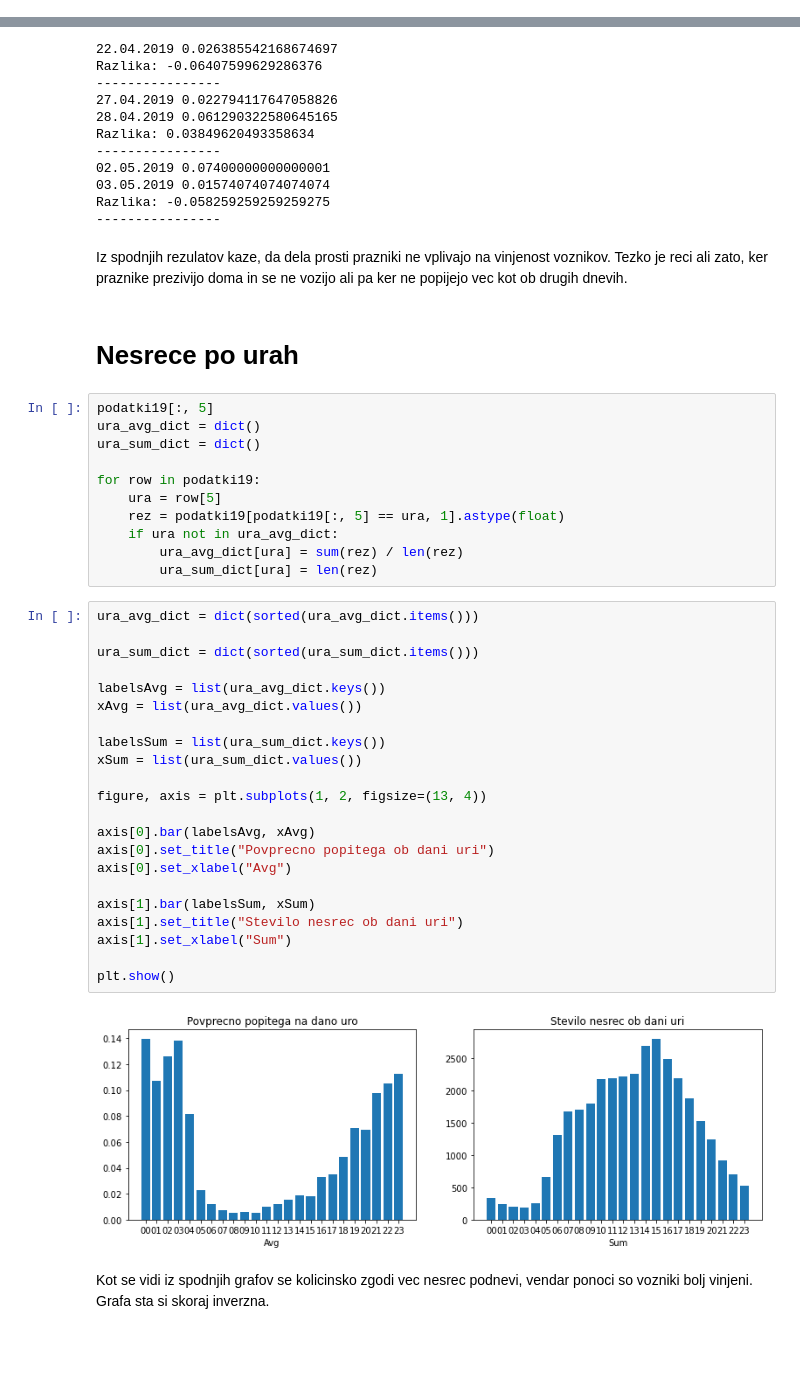
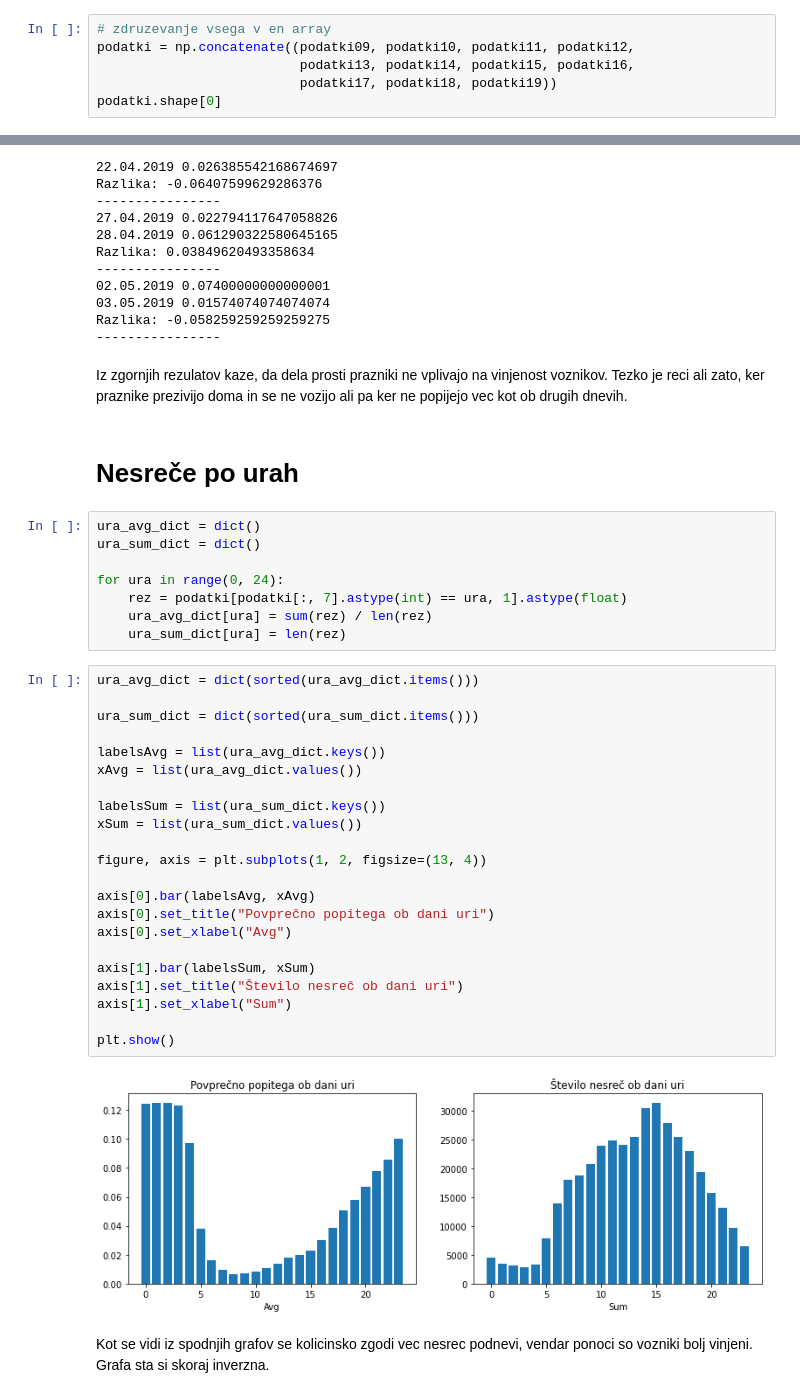
Before and after one commit to Nermin-Mujagic/PR21_JJ_NM, a Jupyter notebook: report.ipynb, the cells around one changed output, grey strips where cells are left out. Cells and saved outputs as stored; diff of their text form; blank space fills up the shorter version.

```diff
--- a/report.ipynb
+++ b/report.ipynb
@@ -36,0 +67,6 @@
+# %%
+# zdruzevanje vsega v en array
+podatki = np.concatenate((podatki09, podatki10, podatki11, podatki12,
+                          podatki13, podatki14, podatki15, podatki16,
+                          podatki17, podatki18, podatki19))
+podatki.shape[0]
@@ -315,45 +418,42 @@ Razlika: 0.03849620493358634
 Razlika: -0.058259259259259275
 ----------------
 # %% [markdown]
-Iz spodnjih rezulatov kaze, da dela prosti prazniki ne vplivajo na vinjenost voznikov. Tezko je reci ali zato, ker
+Iz zgornjih rezulatov kaze, da dela prosti prazniki ne vplivajo na vinjenost voznikov. Tezko je reci ali zato, ker
 praznike prezivijo doma in se ne vozijo ali pa ker ne popijejo vec kot ob drugih dnevih.
 # %% [markdown]
-# Nesrece po urah
+# Nesreče po urah
-# %%
-podatki19[:, 5]
-ura_avg_dict = dict()
-ura_sum_dict = dict()
-
-for row in podatki19:
-    ura = row[5]
-    rez = podatki19[podatki19[:, 5] == ura, 1].astype(float)
-    if ura not in ura_avg_dict:
-        ura_avg_dict[ura] = sum(rez) / len(rez)
-        ura_sum_dict[ura] = len(rez)
+# %%
+ura_avg_dict = dict()
+ura_sum_dict = dict()
+
+for ura in range(0, 24):
+    rez = podatki[podatki[:, 7].astype(int) == ura, 1].astype(float)
+    ura_avg_dict[ura] = sum(rez) / len(rez)
+    ura_sum_dict[ura] = len(rez)
 # %%
 ura_avg_dict = dict(sorted(ura_avg_dict.items()))
 
 ura_sum_dict = dict(sorted(ura_sum_dict.items()))
 
 labelsAvg = list(ura_avg_dict.keys())
 xAvg = list(ura_avg_dict.values())
 
 labelsSum = list(ura_sum_dict.keys())
 xSum = list(ura_sum_dict.values())
 
 figure, axis = plt.subplots(1, 2, figsize=(13, 4))
 
 axis[0].bar(labelsAvg, xAvg)
-axis[0].set_title("Povprecno popitega ob dani uri")
+axis[0].set_title("Povprečno popitega ob dani uri")
 axis[0].set_xlabel("Avg")
 
 axis[1].bar(labelsSum, xSum)
-axis[1].set_title("Stevilo nesrec ob dani uri")
+axis[1].set_title("Število nesreč ob dani uri")
 axis[1].set_xlabel("Sum")
 
 plt.show()
 # %% [output]
-[figure, old version]
+[figure, new version]
 # %% [markdown]
 Kot se vidi iz spodnjih grafov se kolicinsko zgodi vec nesrec podnevi, vendar ponoci so vozniki bolj vinjeni. Grafa sta si skoraj inverzna.
 # %% [markdown]
```
Also changed, not shown: parts of 35 cells of this notebook.
